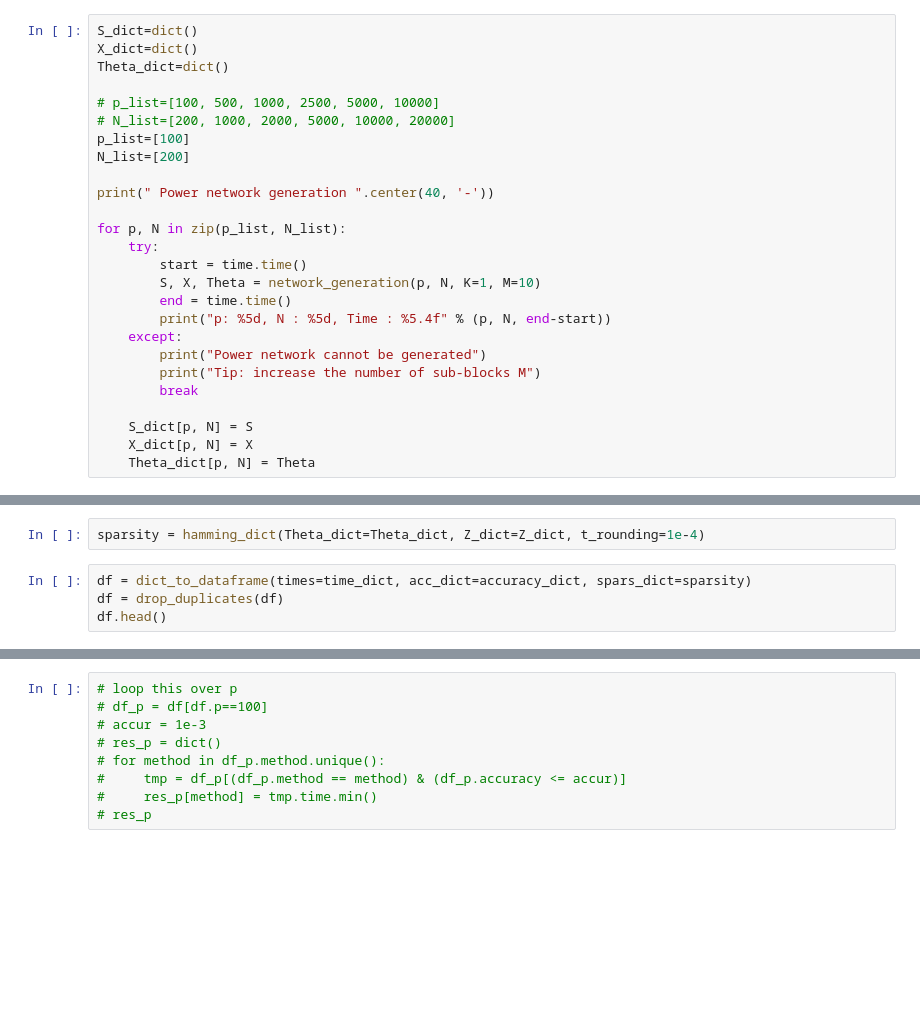
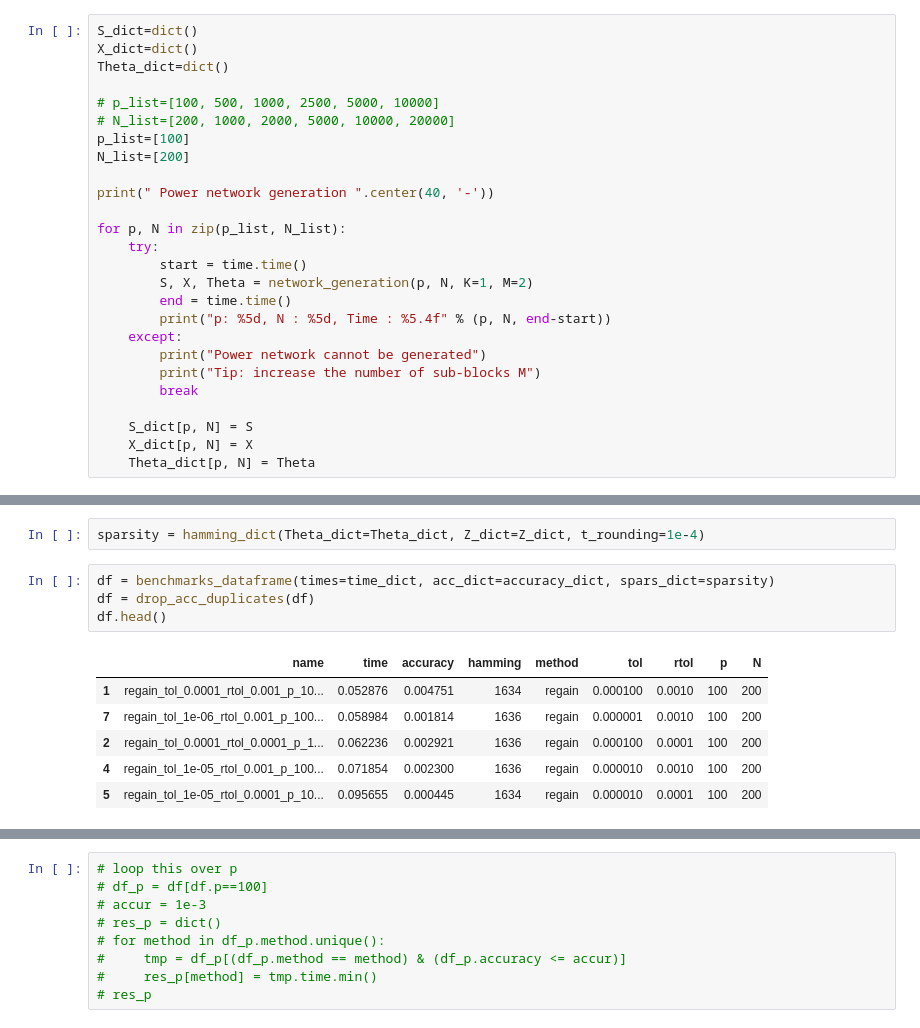
Before and after one commit to fabian-sp/GGLasso, a Jupyter notebook: benchmarks/benchmarks.ipynb, the cells around one changed output, grey strips where cells are left out. Cells and saved outputs as stored; diff of their text form; blank space fills up the shorter version.

Commit message:
changed the structure of the code in benchmark directory, added docs string to the functions

```diff
--- a/benchmarks/benchmarks.ipynb
+++ b/benchmarks/benchmarks.ipynb
@@ -42,7 +57,7 @@ print(" Power network generation ".center(40, '-'))
 for p, N in zip(p_list, N_list):
     try:
         start = time.time()
-        S, X, Theta = network_generation(p, N, K=1, M=10)
+        S, X, Theta = network_generation(p, N, K=1, M=2)
         end = time.time()
         print("p: %5d, N : %5d, Time : %5.4f" % (p, N, end-start))
     except:
@@ -76,7 +152,14 @@ for X, S in zip(list(X_dict.values()), list(S_dict.values())):
 # %%
 sparsity = hamming_dict(Theta_dict=Theta_dict, Z_dict=Z_dict, t_rounding=1e-4)
 # %%
-df = dict_to_dataframe(times=time_dict, acc_dict=accuracy_dict, spars_dict=sparsity)
-df = drop_duplicates(df)
+df = benchmarks_dataframe(times=time_dict, acc_dict=accuracy_dict, spars_dict=sparsity)
+df = drop_acc_duplicates(df)
 df.head()
+# %% [output]
+|  | name | time | accuracy | hamming | method | tol | rtol | p | N |
+| 1 | regain_tol_0.0001_rtol_0.001_p_10... | 0.052876 | 0.004751 | 1634 | regain | 0.000100 | 0.0010 | 100 | 200 |
+| 7 | regain_tol_1e-06_rtol_0.001_p_100... | 0.058984 | 0.001814 | 1636 | regain | 0.000001 | 0.0010 | 100 | 200 |
+| 2 | regain_tol_0.0001_rtol_0.0001_p_1... | 0.062236 | 0.002921 | 1636 | regain | 0.000100 | 0.0001 | 100 | 200 |
+| 4 | regain_tol_1e-05_rtol_0.001_p_100... | 0.071854 | 0.002300 | 1636 | regain | 0.000010 | 0.0010 | 100 | 200 |
+| 5 | regain_tol_1e-05_rtol_0.0001_p_10... | 0.095655 | 0.000445 | 1634 | regain | 0.000010 | 0.0001 | 100 | 200 |
 # %%
```
Also changed, not shown: parts of 10 cells of this notebook, 3 other files.
